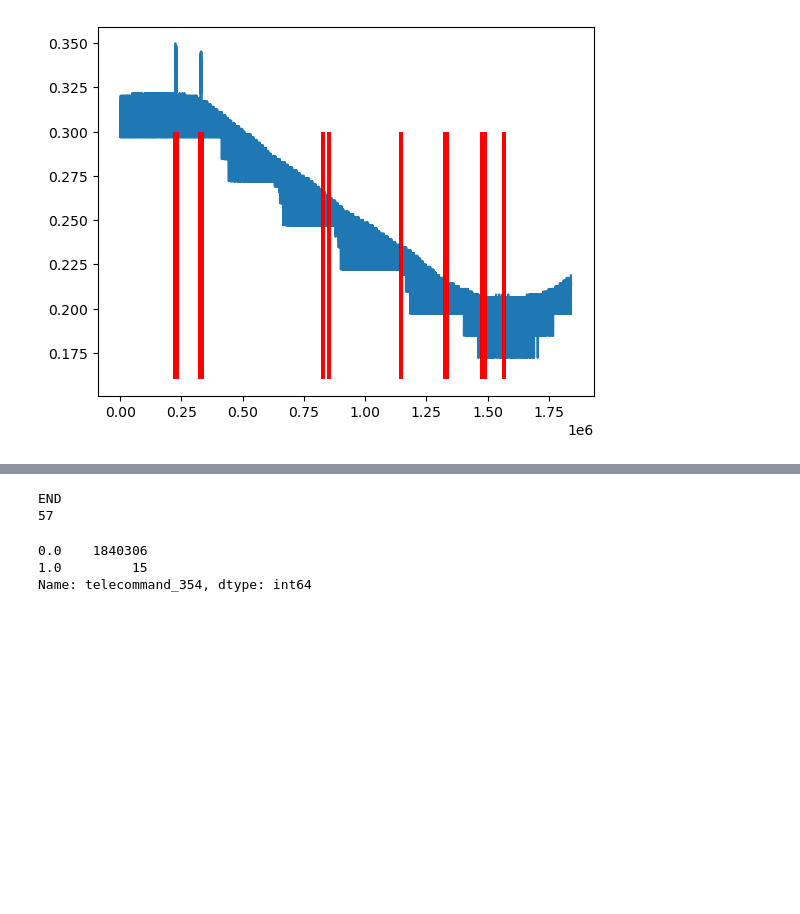
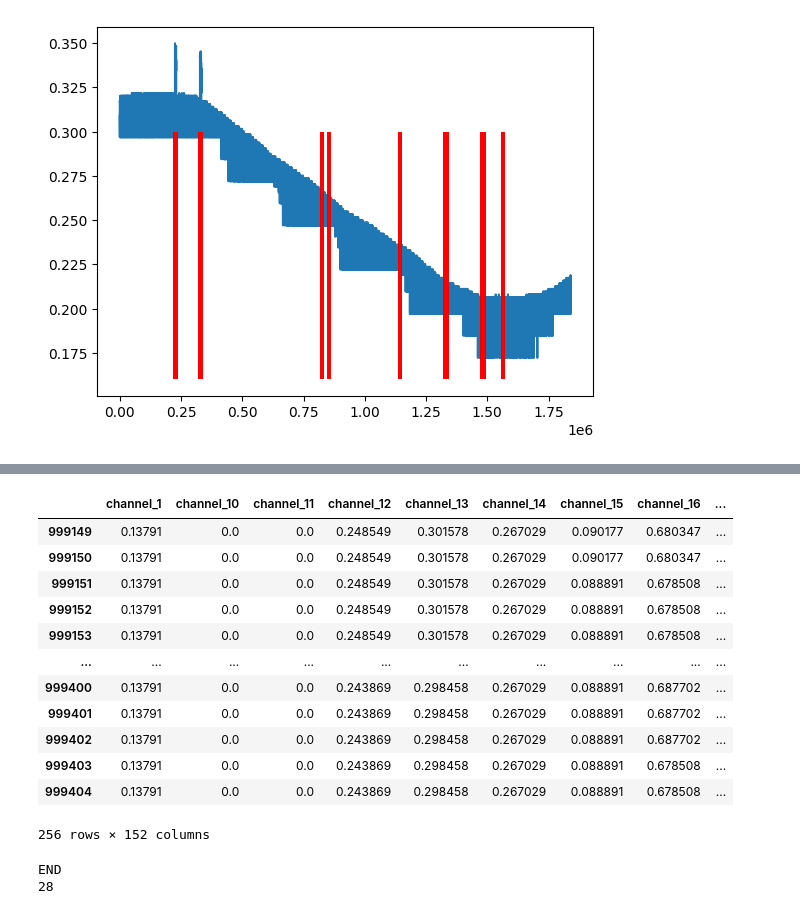
Before and after one commit to Paco-Danes/ESA_AnomalyDetection_VRAE, a Jupyter notebook: data_visualization.ipynb, the cells around one changed output, grey strips where cells are left out. Saved outputs shown, nothing was run; the diff lists cells and outputs as text; code cells hidden in the pictures; blank space fills up the shorter version.

```diff
--- a/data_visualization.ipynb
+++ b/data_visualization.ipynb
@@ -5,8 +10,8 @@ import matplotlib.pyplot as plt
 # %%
 # open train set csv as dataframe
-train = pd.read_csv('21_months.train.csv')
-print(train.shape)
-train.head()
+data = pd.read_csv('/content/drive/MyDrive/ESA_DATA/21_months.train.csv')
+print(data.shape)
+data.head()
 # non-target channels: 1-11, 53-56, 67-69, out of 76 total channels (the others are target channels)
 # telecommands are binary (0 or 1)
 # %% [output]
@@ -56,13 +61,9 @@ def extract_clean_consecutive_timepoints(train_data):
         if idx - start_idx == 1:
             start_idx = idx
             continue
-
-        subseries.append(train_data.iloc[start_idx + 1:idx])
+        subseries.append(train_data.iloc[start_idx + 1:idx].filter(regex='^channel'))
         # update the start index to the next index
         start_idx = idx
     # extract the last subseries from the last anomaly index to the end of the data
-    subseries.append(train_data.iloc[start_idx+1:])
+    subseries.append(train_data.iloc[start_idx+1:].filter(regex='^channel'))
     return subseries
-# %%
-series = extract_clean_consecutive_timepoints(train)
-series
@@ -87,15 +98,42 @@ series
+# %%
+# divide the dataframe timeseries into training and test set (two halves)
+def train_test_division(df, p=0.54):
+    index = int(len(df)*p)
+    training_df = df.iloc[:index]
+    test_df = df.iloc[index:]
+    training_series = extract_clean_consecutive_timepoints(training_df)
+    training_series = segment_time_series(training_series)
+    # for training keep only columns starting with "channel_", for test keep those and also "is_anomaly_channel"
+    test_df = test_df.filter(regex='^channel|^is_anomaly_channel')
+    test_series = segment_time_series([test_df])
+    # divide the whole dataframe into non_anomalous subseries for the training set, keep
+    return training_series, test_series
+
+training_series, test_series = train_test_division(data)
+print(len(training_series))
+print(len(test_series))
+# %%
+test_series[42]
+# %% [output]
+|  | channel_1 | channel_10 | channel_11 | channel_12 | channel_13 | channel_14 | channel_15 | channel_16 | ... |
+| 999149 | 0.13791 | 0.0 | 0.0 | 0.248549 | 0.301578 | 0.267029 | 0.090177 | 0.680347 | ... |
+| 999150 | 0.13791 | 0.0 | 0.0 | 0.248549 | 0.301578 | 0.267029 | 0.090177 | 0.680347 | ... |
+| 999151 | 0.13791 | 0.0 | 0.0 | 0.248549 | 0.301578 | 0.267029 | 0.088891 | 0.678508 | ... |
+| 999152 | 0.13791 | 0.0 | 0.0 | 0.248549 | 0.301578 | 0.267029 | 0.088891 | 0.678508 | ... |
+| 999153 | 0.13791 | 0.0 | 0.0 | 0.248549 | 0.301578 | 0.267029 | 0.088891 | 0.678508 | ... |
+| ... | ... | ... | ... | ... | ... | ... | ... | ... | ... |
+| 999400 | 0.13791 | 0.0 | 0.0 | 0.243869 | 0.298458 | 0.267029 | 0.088891 | 0.687702 | ... |
+| 999401 | 0.13791 | 0.0 | 0.0 | 0.243869 | 0.298458 | 0.267029 | 0.088891 | 0.687702 | ... |
+| 999402 | 0.13791 | 0.0 | 0.0 | 0.243869 | 0.298458 | 0.267029 | 0.088891 | 0.687702 | ... |
+| 999403 | 0.13791 | 0.0 | 0.0 | 0.243869 | 0.298458 | 0.267029 | 0.088891 | 0.678508 | ... |
+| 999404 | 0.13791 | 0.0 | 0.0 | 0.243869 | 0.298458 | 0.267029 | 0.088891 | 0.678508 | ... |
+256 rows × 152 columns
 # %%
-for i in range(len(series)):
-    if series[i].filter(like='is_anomaly_channel').sum().sum() != 0:
-        print('ANOMALY FOUND')
+for i in range(len(train_series)):
+    if train_series[i].filter(like='is_anomaly_channel').sum().sum() != 0:
+        print('ANOMALY FOUND something went wrong')
 print("END")
-print(len(series))
+print(len(train_series))
 # %% [output]
 END
-57
+28
-# %%
-train['telecommand_354'].value_counts()
-# %% [output]
-0.0    1840306
-1.0         15
-Name: telecommand_354, dtype: int64
```
Also changed, not shown: parts of 7 cells of this notebook.
